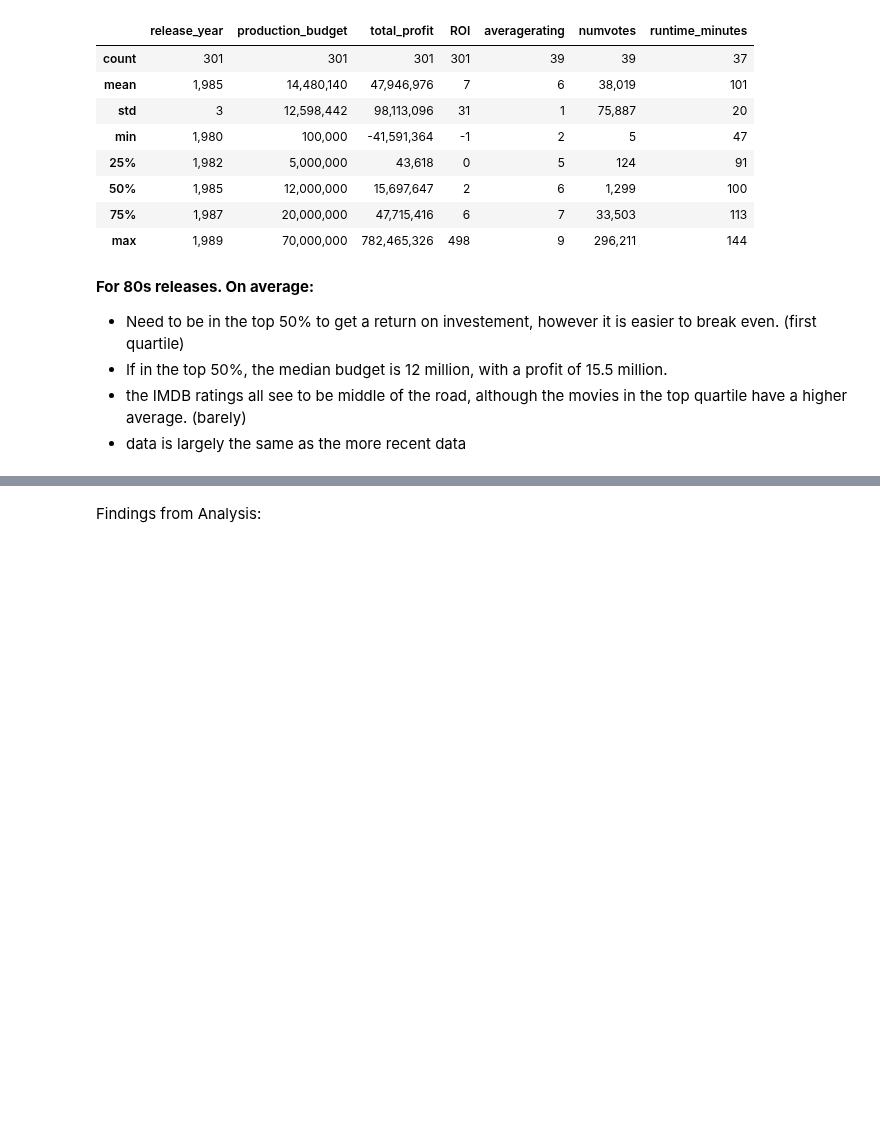
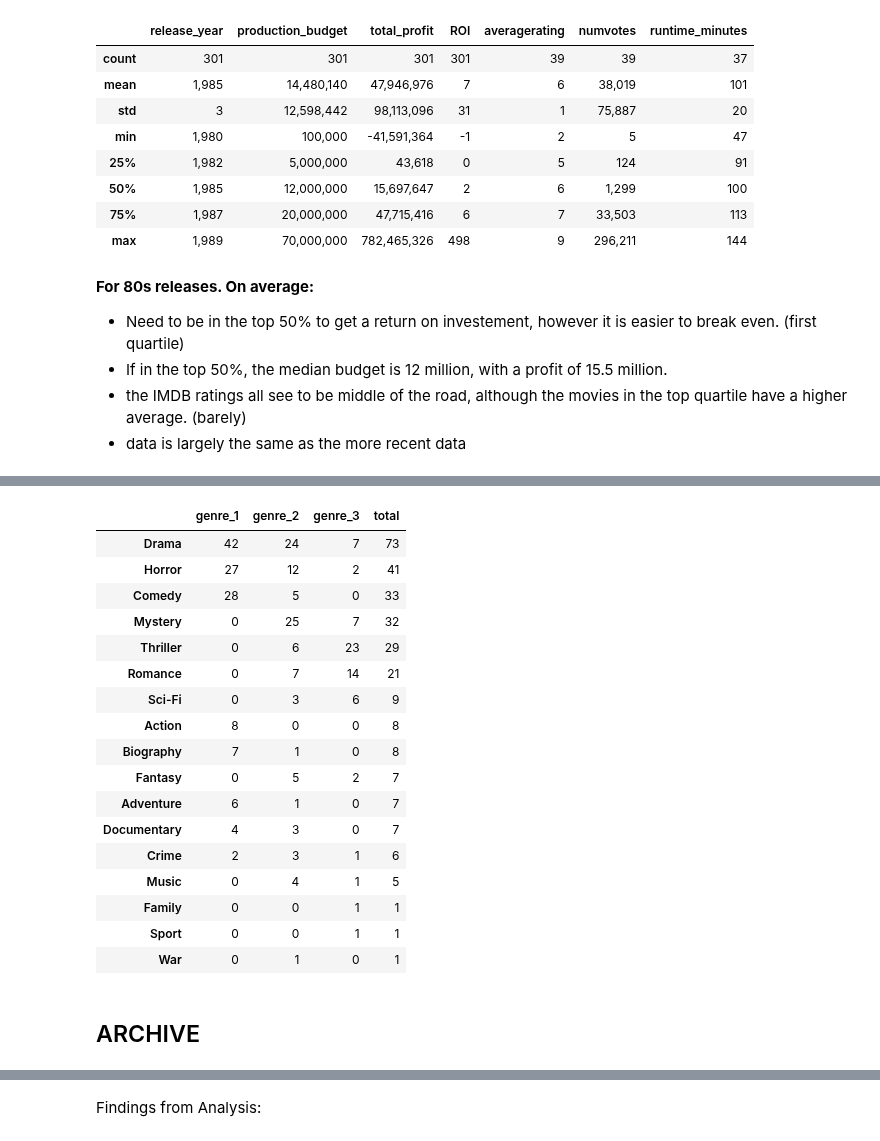
Before and after one commit to jxn628/dsc-phase-1-project, a Jupyter notebook: student.ipynb, the cells around one changed output, grey strips where cells are left out. Drawn from its saved outputs; the diff is of its cells as text; code cells hidden in the pictures; blank space fills up the shorter version.

```diff
--- a/student.ipynb
+++ b/student.ipynb
@@ -972,0 +1197,25 @@ genre_df_merged
+# %%
+#These are the genres for the 150 lowest budget movies out of the top 500 ROI
+low_budget_genres = genre_df(low_budget_roi)
+low_budget_genres.sort_values('total', ascending=False)
+# %% [output]
+|  | genre_1 | genre_2 | genre_3 | total |
+| Drama | 42 | 24 | 7 | 73 |
+| Horror | 27 | 12 | 2 | 41 |
+| Comedy | 28 | 5 | 0 | 33 |
+| Mystery | 0 | 25 | 7 | 32 |
+| Thriller | 0 | 6 | 23 | 29 |
+| Romance | 0 | 7 | 14 | 21 |
+| Sci-Fi | 0 | 3 | 6 | 9 |
+| Action | 8 | 0 | 0 | 8 |
+| Biography | 7 | 1 | 0 | 8 |
+| Fantasy | 0 | 5 | 2 | 7 |
+| Adventure | 6 | 1 | 0 | 7 |
+| Documentary | 4 | 3 | 0 | 7 |
+| Crime | 2 | 3 | 1 | 6 |
+| Music | 0 | 4 | 1 | 5 |
+| Family | 0 | 0 | 1 | 1 |
+| Sport | 0 | 0 | 1 | 1 |
+| War | 0 | 1 | 0 | 1 |
+# %% [markdown]
+## ARCHIVE
```
Also changed, not shown: parts of 59 cells of this notebook.
